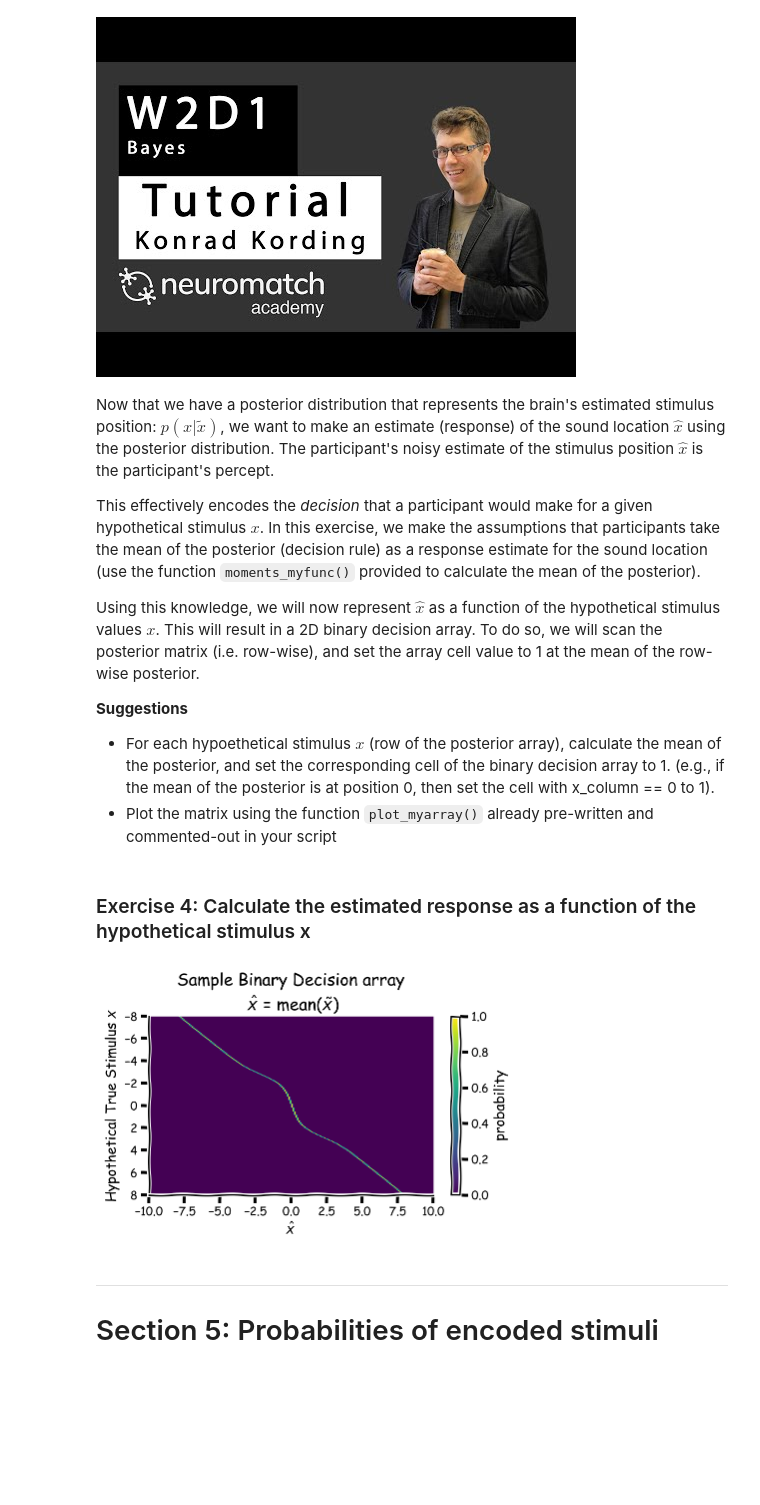
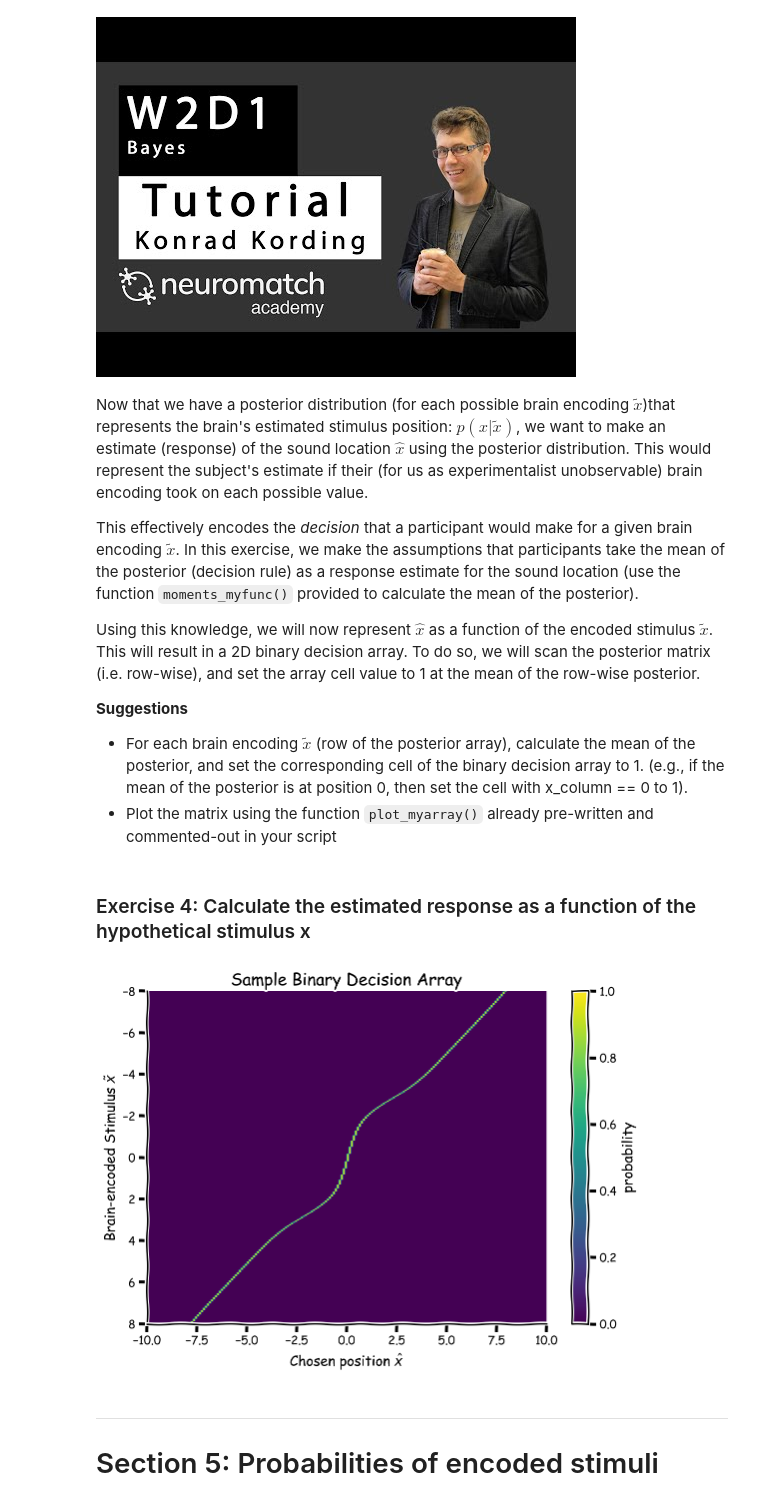
Before and after one commit to txperl/course-content, a Jupyter notebook: tutorials/W2D1_BayesianStatistics/W2D1_Tutorial3.ipynb, the cells around one changed output. Saved outputs shown, nothing was run; the diff lists cells and outputs as text; code cells hidden in the pictures; blank space fills up the shorter version.

```diff
--- a/tutorials/W2D1_BayesianStatistics/W2D1_Tutorial3.ipynb
+++ b/tutorials/W2D1_BayesianStatistics/W2D1_Tutorial3.ipynb
@@ -106,9 +106,10 @@ def plot_myarray(array, xlabel, ylabel, title):
   """
   fig = plt.figure()
   ax = fig.add_subplot(111)
-  colormap = ax.imshow(array, extent=[-10, 10, 8, -8])
+  colormap = ax.imshow(array, extent=[-10, 10, -8, 8])
   cbar = plt.colorbar(colormap, ax=ax)
   cbar.set_label('probability')
+  ax.invert_yaxis()
   ax.set_xlabel(xlabel)
   ax.set_title(title)
   ax.set_ylabel(ylabel)
@@ -459,14 +459,14 @@ video
 Video available at https://www.bilibili.com/video/BV1sZ4y1u74e
 [figure]
 # %% [markdown]
-Now that we have a posterior distribution that represents the brain's estimated stimulus position: $p(x|\tilde x)$, we want to make an estimate (response) of the sound location $\hat x$ using the posterior distribution. The participant's noisy estimate of the stimulus position $\hat x$ is the participant's percept.
+Now that we have a posterior distribution (for each possible brain encoding $\tilde x$)that represents the brain's estimated stimulus position: $p(x|\tilde x)$, we want to make an estimate (response) of the sound location $\hat x$ using the posterior distribution. This would represent the subject's estimate if their (for us as experimentalist unobservable) brain encoding took on each possible value.
 
-This effectively encodes the *decision* that a participant would make for a given hypothetical stimulus $x$. In this exercise, we make the assumptions that participants take the mean of the posterior (decision rule) as a response estimate for the sound location (use the function `moments_myfunc()` provided to calculate the mean of the posterior).
+This effectively encodes the *decision* that a participant would make for a given brain encoding $\tilde x$. In this exercise, we make the assumptions that participants take the mean of the posterior (decision rule) as a response estimate for the sound location (use the function `moments_myfunc()` provided to calculate the mean of the posterior).
 
-Using this knowledge, we will now represent $\hat x$ as a function of the hypothetical stimulus values $x$. This will result in a 2D binary decision array. To do so, we will scan the posterior matrix (i.e. row-wise), and set the array cell value to 1 at the mean of the row-wise posterior.
+Using this knowledge, we will now represent $\hat x$ as a function of the encoded stimulus $\tilde x$. This will result in a 2D binary decision array. To do so, we will scan the posterior matrix (i.e. row-wise), and set the array cell value to 1 at the mean of the row-wise posterior.
 
 **Suggestions**
-* For each hypoethetical stimulus $x$ (row of the posterior array), calculate the mean of the posterior, and set the corresponding cell of the binary decision array to 1. (e.g., if the mean of the posterior is at position 0, then set the cell with x_column == 0 to 1).
+* For each brain encoding $\tilde x$ (row of the posterior array), calculate the mean of the posterior, and set the corresponding cell of the binary decision array to 1. (e.g., if the mean of the posterior is at position 0, then set the cell with x_column == 0 to 1).
 * Plot the matrix using the function `plot_myarray()` already pre-written and commented-out in your script
 # %% [markdown]
 ### Exercise 4: Calculate the estimated response as a function of the hypothetical stimulus x
@@ -502,23 +502,23 @@ def calculate_binary_decision_array(x_points, posterior_array):
 # %%
 # to_remove solution
 def calculate_binary_decision_array(x_points, posterior_array):
 
     binary_decision_array = np.zeros_like(posterior_array)
 
     for i in range(len(posterior_array)):
         mean, _, _ = moments_myfunc(x_points, posterior_array[i])
         idx = np.argmin(np.abs(x_points - mean))
         binary_decision_array[i, idx] = 1
 
     return binary_decision_array
 
 binary_decision_array = calculate_binary_decision_array(x, posterior_array)
 with plt.xkcd():
   plot_myarray(binary_decision_array,
-               '$\^x$', 'Hypothetical True Stimulus $x$',
-               'Sample Binary Decision array\n $\^x$ = mean($\~x$)')
+               'Chosen position $\hat x$', 'Brain-encoded Stimulus $\~ x$',
+               'Sample Binary Decision Array')
 # %% [output]
-[figure, old version]
+[figure, new version]
 # %% [markdown]
 ---
 # Section 5: Probabilities of encoded stimuli
```
Also changed, not shown: parts of 21 cells of this notebook, 21 other files.
